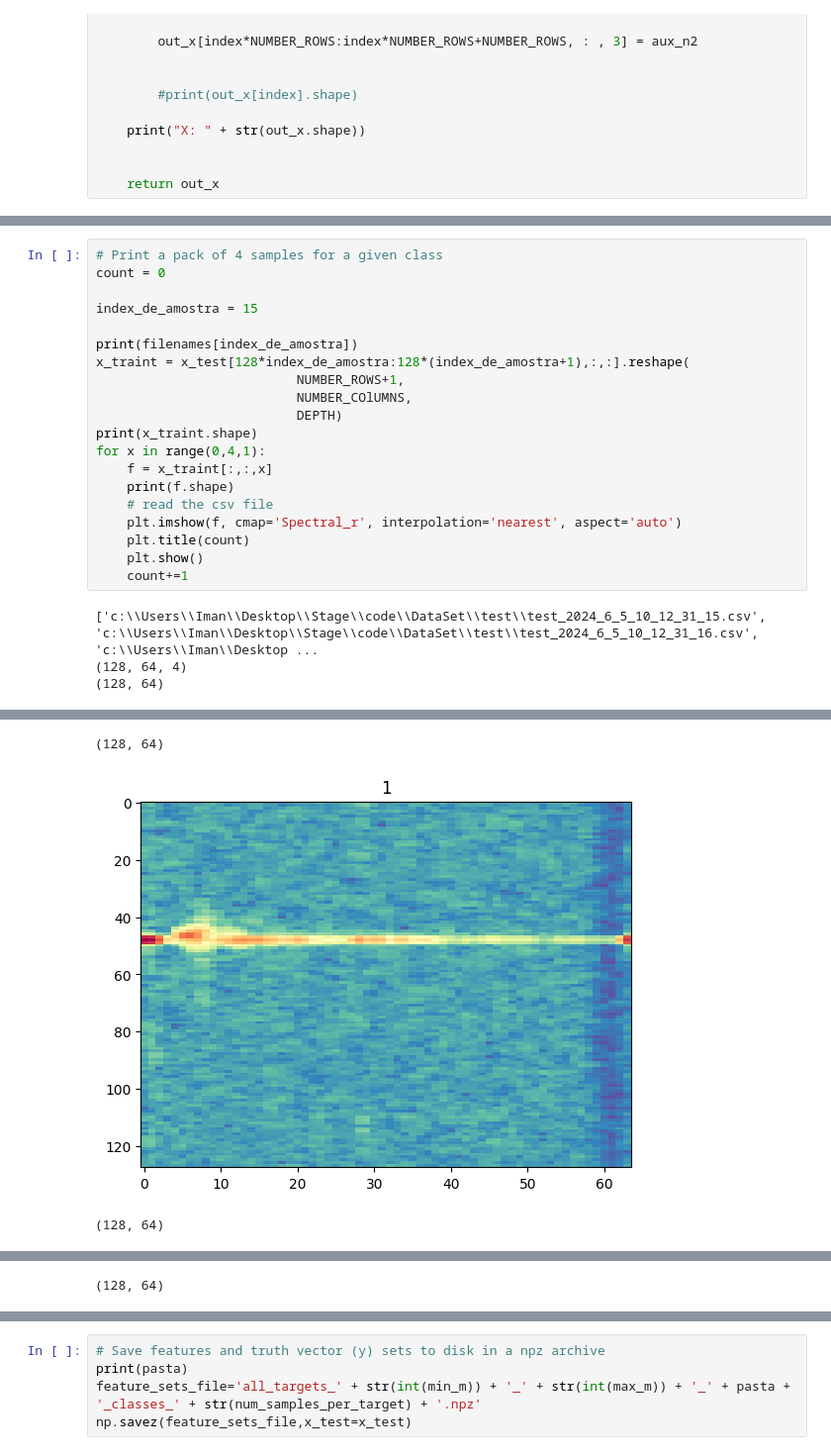
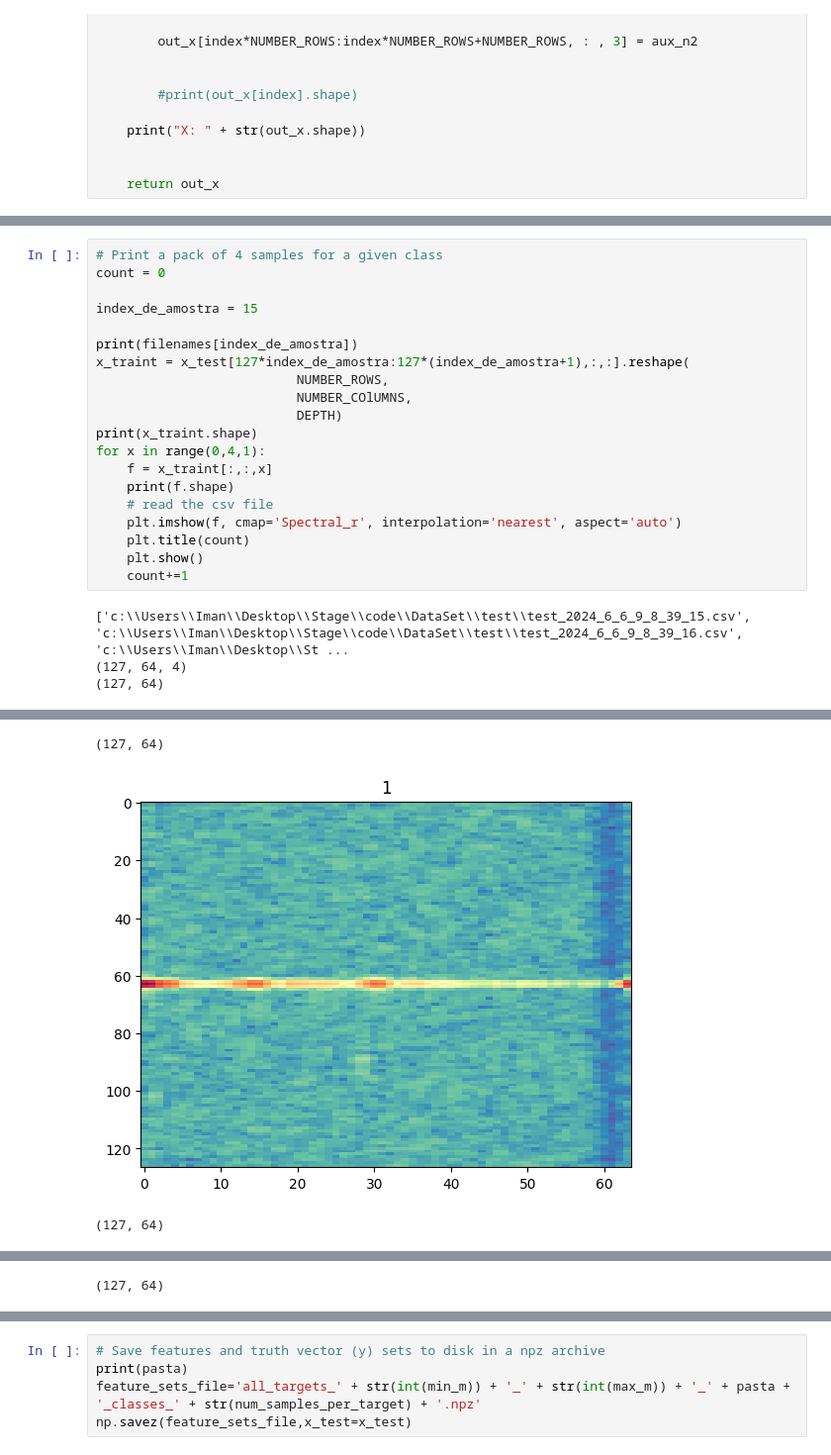
Before and after one commit to iman-clin/IWR6843AOP_EVM, a Jupyter notebook: Jupyter/preparing_dataset_1folder.ipynb, the cells around one changed output, grey strips where cells are left out. Shown at 99% size. Saved outputs shown, nothing was run; the diff lists cells and outputs as text.

```diff
--- a/Jupyter/preparing_dataset_1folder.ipynb
+++ b/Jupyter/preparing_dataset_1folder.ipynb
@@ -224,8 +225,8 @@ count = 0
 index_de_amostra = 15
 
 print(filenames[index_de_amostra])
-x_traint = x_test[128*index_de_amostra:128*(index_de_amostra+1),:,:].reshape(
-                          NUMBER_ROWS+1,
+x_traint = x_test[127*index_de_amostra:127*(index_de_amostra+1),:,:].reshape(
+                          NUMBER_ROWS,
                           NUMBER_COlUMNS,
                           DEPTH)
 print(x_traint.shape)
@@ -238,6 +239,6 @@ for x in range(0,4,1):
     plt.show()
     count+=1
 # %% [output]
-['c:\\Users\\Iman\\Desktop\\Stage\\code\\DataSet\\test\\test_2024_6_5_10_12_31_15.csv', 'c:\\Users\\Iman\\Desktop\\Stage\\code\\DataSet\\test\\test_2024_6_5_10_12_31_16.csv', 'c:\\Users\\Iman\\Desktop ...
-(128, 64, 4)
-(128, 64)
+['c:\\Users\\Iman\\Desktop\\Stage\\code\\DataSet\\test\\test_2024_6_6_9_8_39_15.csv', 'c:\\Users\\Iman\\Desktop\\Stage\\code\\DataSet\\test\\test_2024_6_6_9_8_39_16.csv', 'c:\\Users\\Iman\\Desktop\\St ...
+(127, 64, 4)
+(127, 64)
@@ -245,3 +246,3 @@ for x in range(0,4,1):
-(128, 64)
+(127, 64)
-[figure, old version]
+[figure, new version]
-(128, 64)
+(127, 64)
@@ -249 +250 @@ for x in range(0,4,1):
-(128, 64)
+(127, 64)
```
Also changed, not shown: parts of 8 cells of this notebook, 3 other files.
